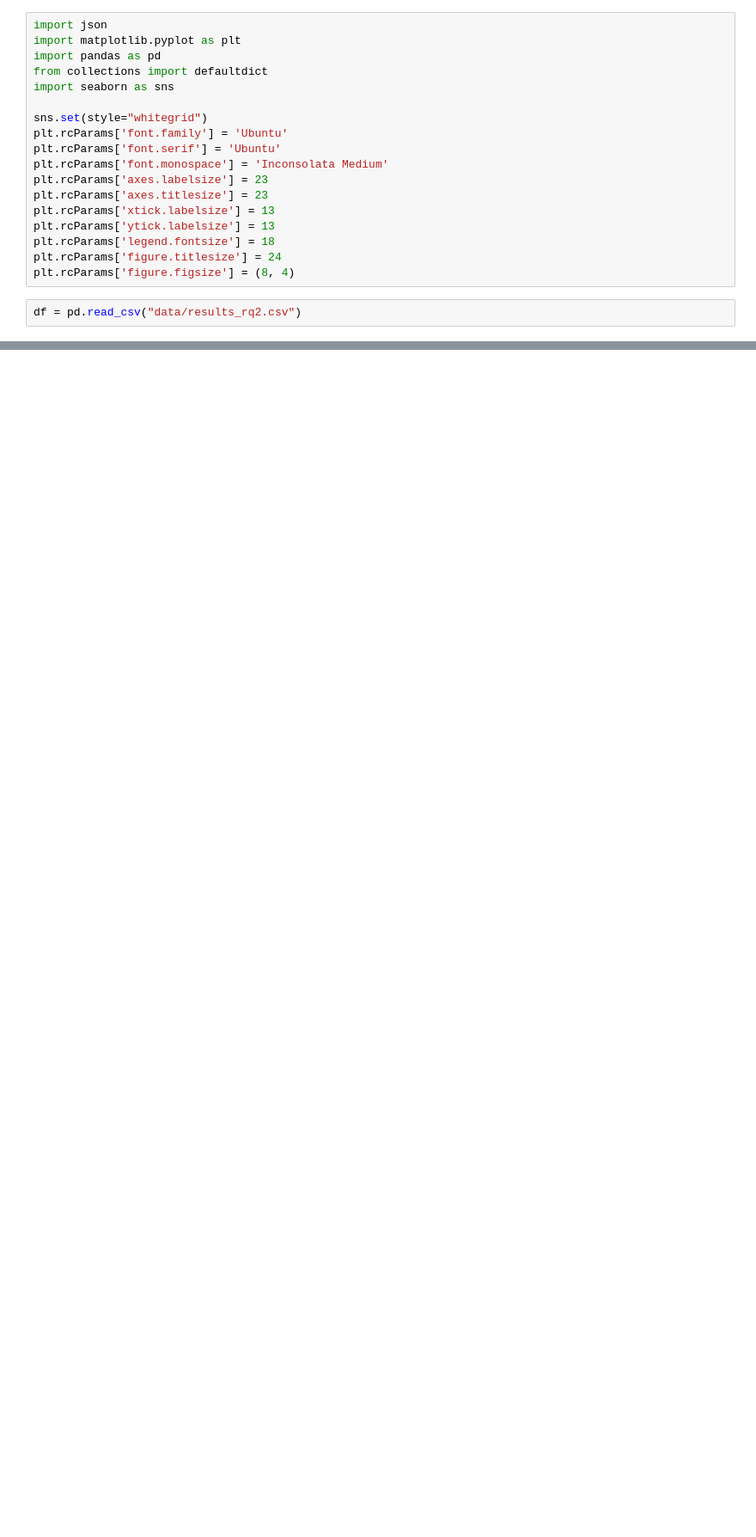
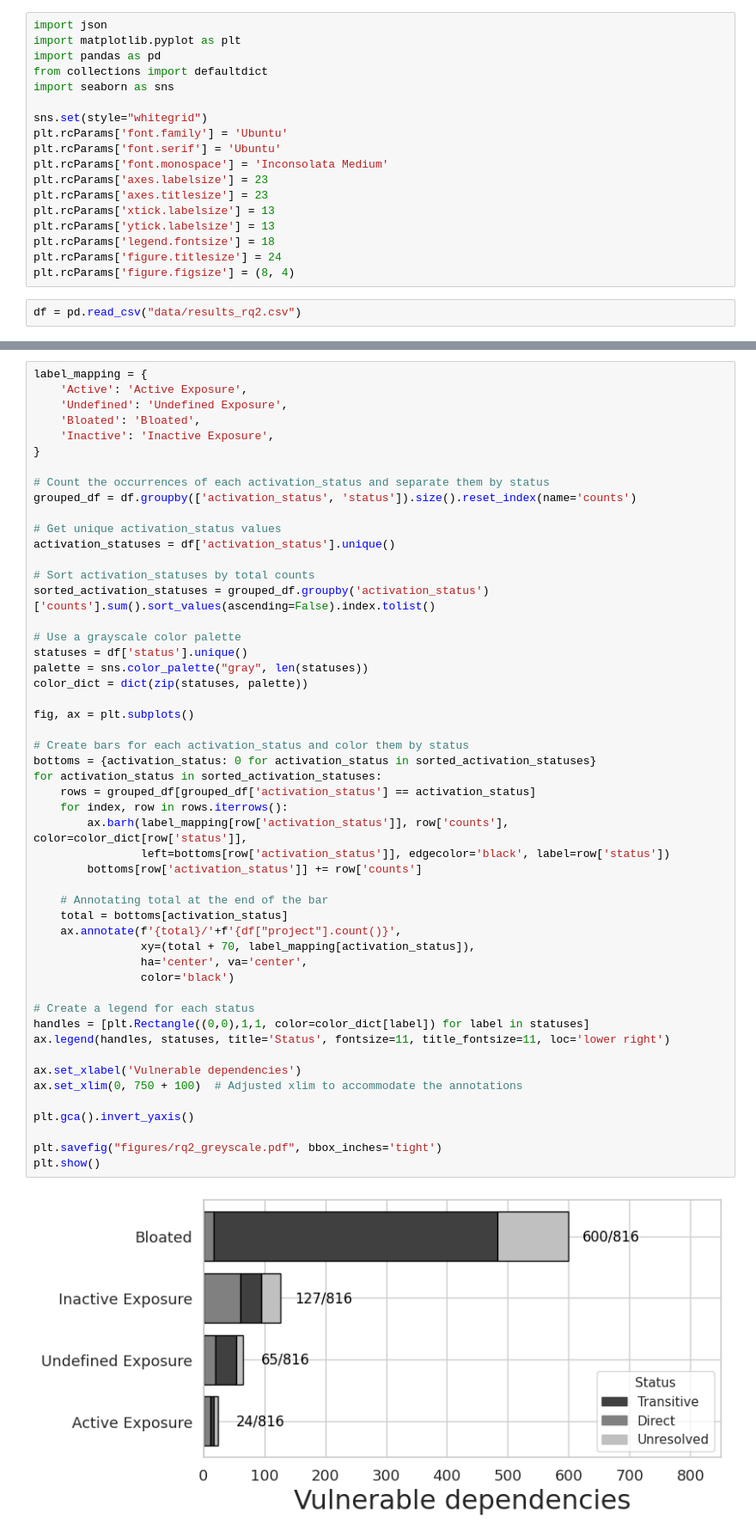
Before and after one commit to gdrosos/bloat-study-artifact, a Jupyter notebook: analysis/rq2.ipynb, the cells around one changed output, grey strips where cells are left out. Shown: that part at 86% size. Cells and saved outputs as stored; diff of their text form; blank space fills up the shorter version.

```diff
--- a/analysis/rq2.ipynb
+++ b/analysis/rq2.ipynb
@@ -67,2 +75,55 @@ plt.show()
 # %% [output]
 [figure]
+# %%
+label_mapping = {
+    'Active': 'Active Exposure',
+    'Undefined': 'Undefined Exposure',
+    'Bloated': 'Bloated',
+    'Inactive': 'Inactive Exposure',
+}
+
+# Count the occurrences of each activation_status and separate them by status
+grouped_df = df.groupby(['activation_status', 'status']).size().reset_index(name='counts')
+
+# Get unique activation_status values
+activation_statuses = df['activation_status'].unique()
+
+# Sort activation_statuses by total counts
+sorted_activation_statuses = grouped_df.groupby('activation_status')['counts'].sum().sort_values(ascending=False).index.tolist()
+
+# Use a grayscale color palette
+statuses = df['status'].unique()
+palette = sns.color_palette("gray", len(statuses))
+color_dict = dict(zip(statuses, palette))
+
+fig, ax = plt.subplots()
+
+# Create bars for each activation_status and color them by status
+bottoms = {activation_status: 0 for activation_status in sorted_activation_statuses}
+for activation_status in sorted_activation_statuses:
+    rows = grouped_df[grouped_df['activation_status'] == activation_status]
+    for index, row in rows.iterrows():
+        ax.barh(label_mapping[row['activation_status']], row['counts'], color=color_dict[row['status']],
+                left=bottoms[row['activation_status']], edgecolor='black', label=row['status'])
+        bottoms[row['activation_status']] += row['counts']
+
+    # Annotating total at the end of the bar
+    total = bottoms[activation_status]
+    ax.annotate(f'{total}/'+f'{df["project"].count()}',
+                xy=(total + 70, label_mapping[activation_status]),
+                ha='center', va='center',
+                color='black')
+
+# Create a legend for each status
+handles = [plt.Rectangle((0,0),1,1, color=color_dict[label]) for label in statuses]
+ax.legend(handles, statuses, title='Status', fontsize=11, title_fontsize=11, loc='lower right')
+
+ax.set_xlabel('Vulnerable dependencies')
+ax.set_xlim(0, 750 + 100)  # Adjusted xlim to accommodate the annotations
+
+plt.gca().invert_yaxis()
+
+plt.savefig("figures/rq2_greyscale.pdf", bbox_inches='tight')
+plt.show()
+# %% [output]
+[figure, added]
```
Also changed, not shown: parts of 5 cells of this notebook, 4 other files.
